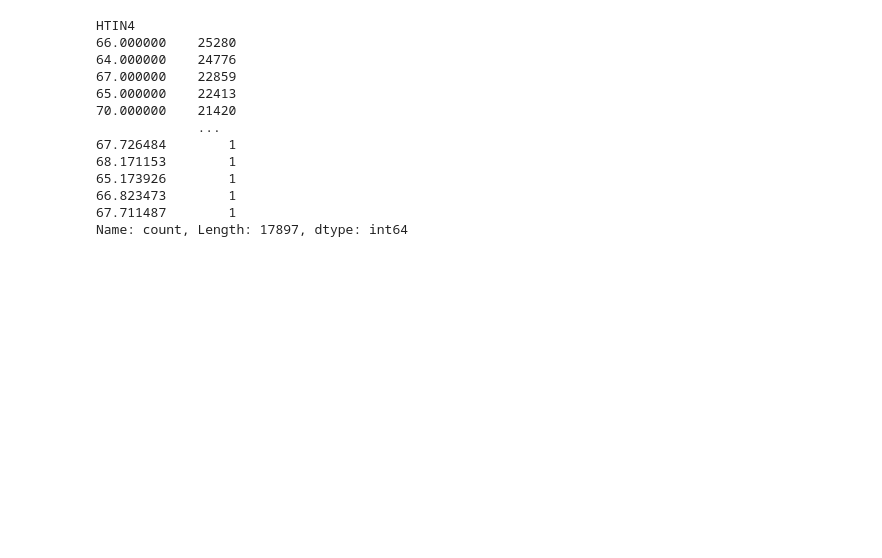
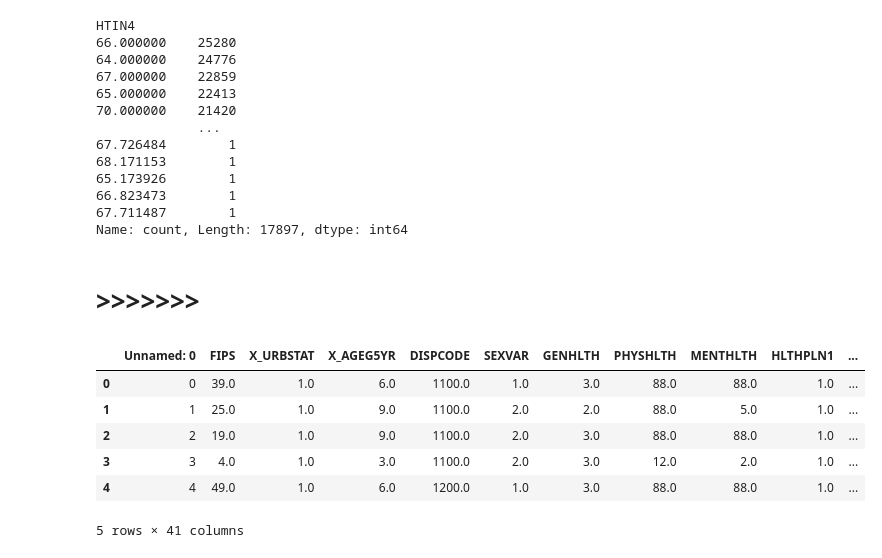
Before and after one commit to dave-mainag/Predictive-Modeling-for-Cancer-Screening, a Jupyter notebook: Notebook.ipynb, the cells around one changed output. Drawn from its saved outputs; the diff is of its cells as text; code cells hidden in the pictures; blank space fills up the shorter version.

```diff
--- a/Notebook.ipynb
+++ b/Notebook.ipynb
@@ -497,5 +547,7 @@ Name: count, Length: 17897, dtype: int64
 # Assign invalid values (greater than 95 inches) to value 99
 X_train_imputed.loc[X_train_imputed['HTIN4'] > 95, 'HTIN4'] = 99
 X_test_imputed.loc[X_test_imputed['HTIN4'] > 95, 'HTIN4'] = 99
+# %% [markdown]
+# >>>>>>>
 # %%
 # Save DataFrame to CSV file in a specific directory
@@ -503,0 +561,10 @@ X_test_imputed.to_csv('/Users/dave/Documents/X_test_processed.csv', index=True)
+# %%
+X_train_imputed.head()
+# %% [output]
+|  | Unnamed: 0 | FIPS | X_URBSTAT | X_AGEG5YR | DISPCODE | SEXVAR | GENHLTH | PHYSHLTH | MENTHLTH | HLTHPLN1 | ... |
+| 0 | 0 | 39.0 | 1.0 | 6.0 | 1100.0 | 1.0 | 3.0 | 88.0 | 88.0 | 1.0 | ... |
+| 1 | 1 | 25.0 | 1.0 | 9.0 | 1100.0 | 2.0 | 2.0 | 88.0 | 5.0 | 1.0 | ... |
+| 2 | 2 | 19.0 | 1.0 | 9.0 | 1100.0 | 2.0 | 3.0 | 88.0 | 88.0 | 1.0 | ... |
+| 3 | 3 | 4.0 | 1.0 | 3.0 | 1100.0 | 2.0 | 3.0 | 12.0 | 2.0 | 1.0 | ... |
+| 4 | 4 | 49.0 | 1.0 | 6.0 | 1200.0 | 1.0 | 3.0 | 88.0 | 88.0 | 1.0 | ... |
+5 rows × 41 columns
```
Also changed, not shown: parts of 49 cells of this notebook.
